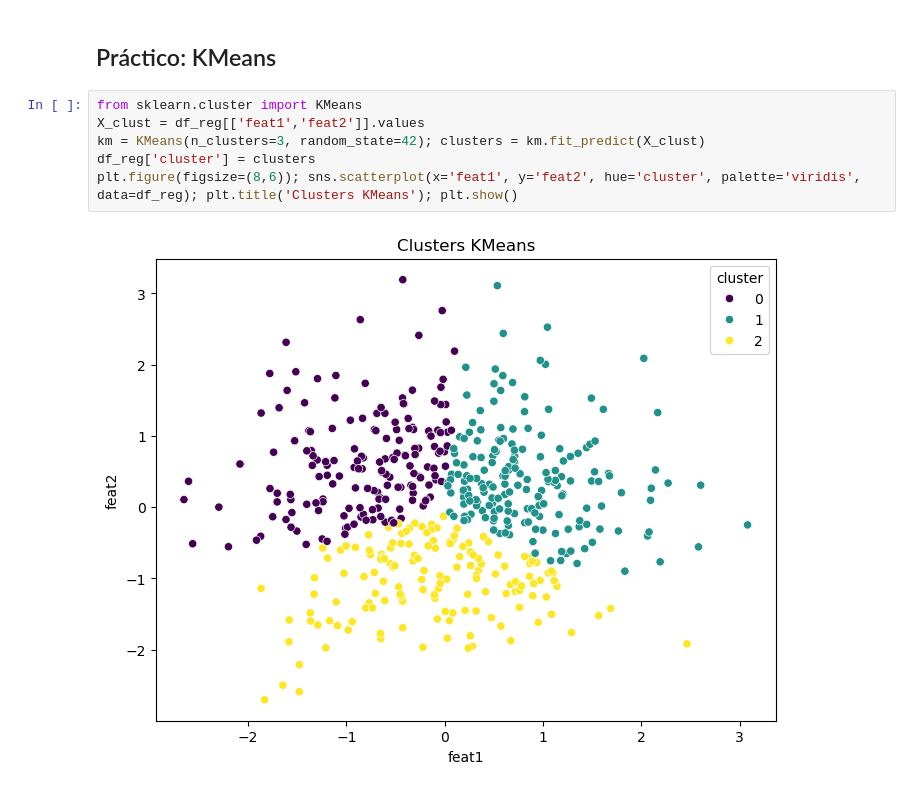
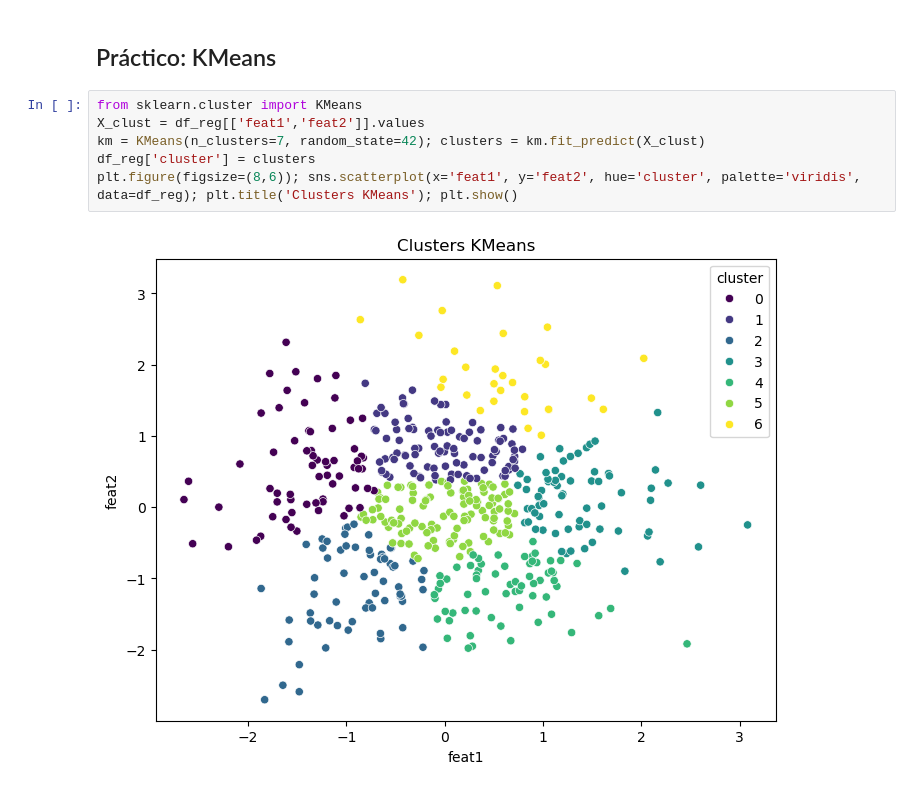
Before and after one commit to ljpiere/data_python_classes, a Jupyter notebook: DA/Webinar 27 - Sprint 13 - ML/ML_notebook_sintetico.ipynb, the cells around one changed output. Cells and saved outputs as stored; diff of their text form.

```diff
--- a/DA/Webinar 27 - Sprint 13 - ML/ML_notebook_sintetico.ipynb
+++ b/DA/Webinar 27 - Sprint 13 - ML/ML_notebook_sintetico.ipynb
@@ -216,8 +216,8 @@ Clustering es un método de aprendizaje no supervisado que agrupa datos similare
 # %%
 from sklearn.cluster import KMeans
 X_clust = df_reg[['feat1','feat2']].values
-km = KMeans(n_clusters=3, random_state=42); clusters = km.fit_predict(X_clust)
+km = KMeans(n_clusters=7, random_state=42); clusters = km.fit_predict(X_clust)
 df_reg['cluster'] = clusters
 plt.figure(figsize=(8,6)); sns.scatterplot(x='feat1', y='feat2', hue='cluster', palette='viridis', data=df_reg); plt.title('Clusters KMeans'); plt.show()
 # %% [output]
-[figure, old version]
+[figure, new version]
```
Also changed, not shown: 2 other files.
